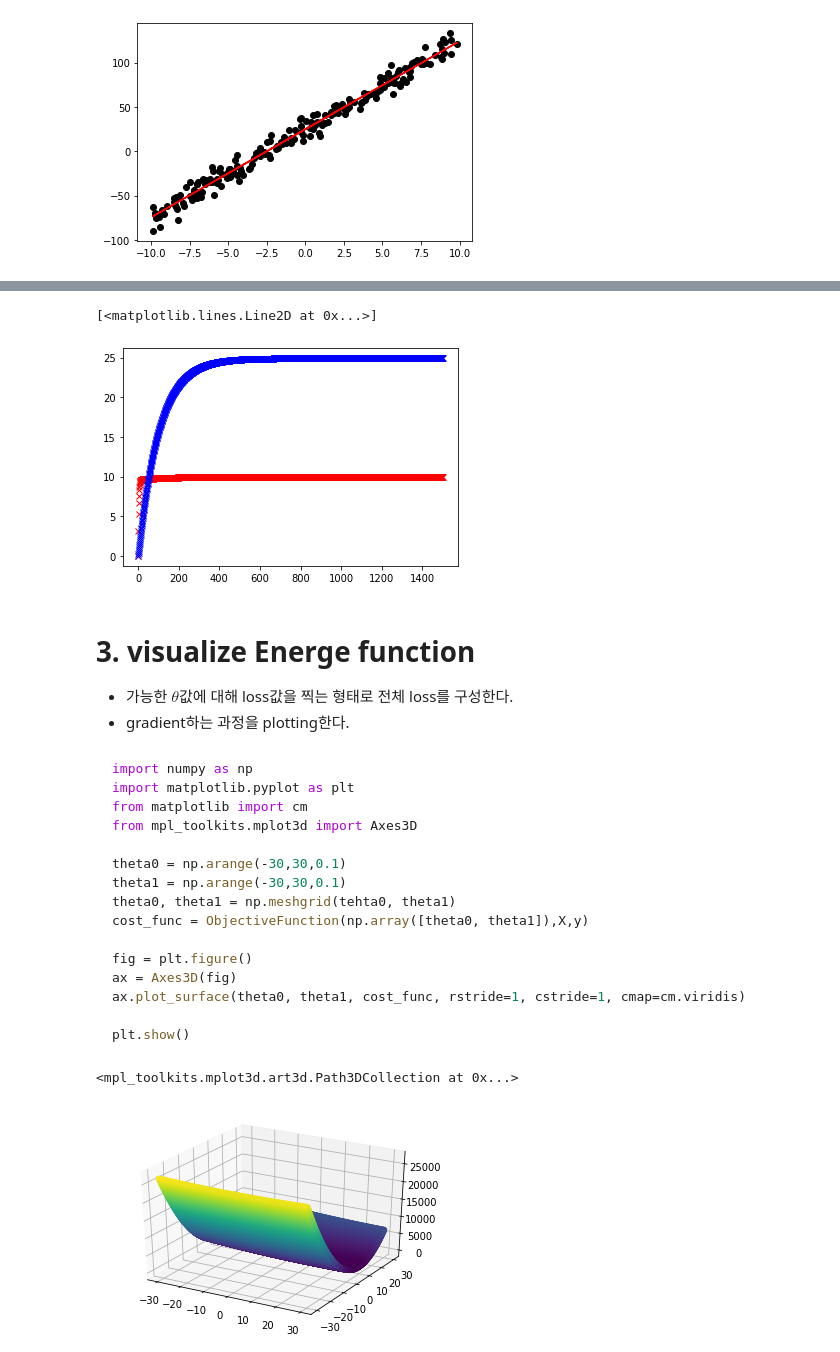
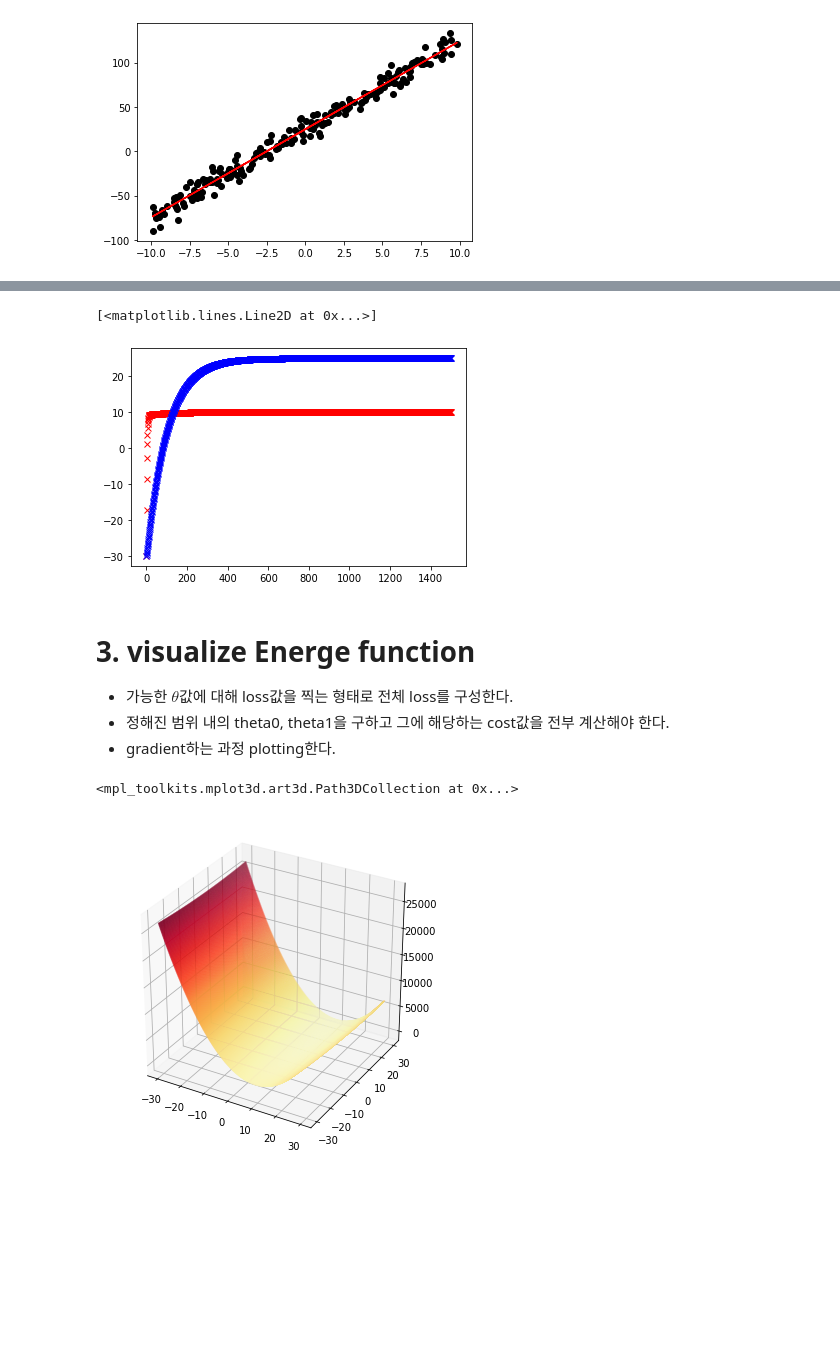
Before and after one commit to chunghyunhee/class_Machine_learing, a Jupyter notebook: assignment_3.ipynb, the cells around one changed output, grey strips where cells are left out. Drawn from its saved outputs; the diff is of its cells as text; code cells hidden in the pictures; blank space fills up the shorter version.

Commit message:
plotting the optimization path

````diff
--- a/assignment_3.ipynb
+++ b/assignment_3.ipynb
@@ -62,6 +62,6 @@ def ObjectiveFunction(theta, X, y):
   return float((1./(2*m)) * np.dot((h(theta,X)-y).T,(h(theta,X)-y)))
 # %%
 # 초기 (theta0,theta1)값을 (-30,-30)으로 줌
-theta = np.array([[-30],[-30]])
+theta = np.array([[-30.],[-30.]])
 theta
 # %% [output]
@@ -70,3 +70,3 @@ array([[-30],
 # %%
-theta = np.zeros([2,1])
-theta
+#theta = np.zeros([2,1])
+#theta
@@ -164,11 +161,12 @@ plt.plot(theta0_history,'rx') #theta0 값
 plt.plot(theta1_history,'bx') #theta1 값
 # %% [output]
 [<matplotlib.lines.Line2D at 0x...>]
-[figure, old version]
+[figure, new version]
 # %% [markdown]
 # 3. visualize Energe function
 - 가능한 $\theta$값에 대해 loss값을 찍는 형태로 전체 loss를 구성한다.
-- gradient하는 과정을 plotting한다.
+- 정해진 범위 내의 theta0, theta1을 구하고 그에 해당하는 cost값을 전부 계산해야 한다.
+- gradient하는 과정 plotting한다.
 # %%
 #x축에 theta0, y축에 theta1, z축에 cost값을 가진다.
 #여기선 history값이 아니라 전체 범위에 대한 각각의 값이 필요하다.
@@ -182,29 +180,12 @@ for i in np.arange(-30,30,0.1):
     theta1.append(j)
     cost = ObjectiveFunction(np.array([[i], [j]]),X,y)
     cost_function.append(cost)
-# %% [markdown]
-```python
-import numpy as np
-import matplotlib.pyplot as plt
-from matplotlib import cm
-from mpl_toolkits.mplot3d import Axes3D
-
-theta0 = np.arange(-30,30,0.1)
-theta1 = np.arange(-30,30,0.1)
-theta0, theta1 = np.meshgrid(tehta0, theta1)
-cost_func = ObjectiveFunction(np.array([theta0, theta1]),X,y)
-
-fig = plt.figure()
-ax = Axes3D(fig)
-ax.plot_surface(theta0, theta1, cost_func, rstride=1, cstride=1, cmap=cm.viridis)
-
-plt.show()
-```
 # %%
 # theta0(x축), theta1(y축), cost_function(z축)을 가지로 3차원 그래프 plotting
-fig = plt.figure()
+#3D-surface형태로 시각화
+fig = plt.figure(figsize=(6,6))
 ax = fig.gca(projection='3d')
-ax.scatter(theta0, theta1, cost_function, c=np.abs(cost_function),alpha=0.3)
+ax.scatter(theta0,theta1,cost_function,c=np.abs(cost_function),cmap=plt.get_cmap('YlOrRd'),s=0.01)
 # %% [output]
 <mpl_toolkits.mplot3d.art3d.Path3DCollection at 0x...>
-[figure, old version]
+[figure, new version]
````
Also changed, not shown: parts of 8 cells of this notebook.
